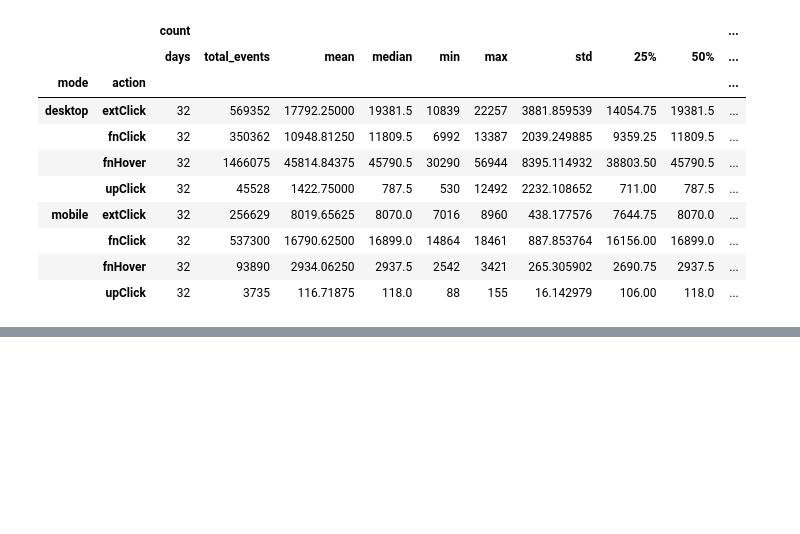
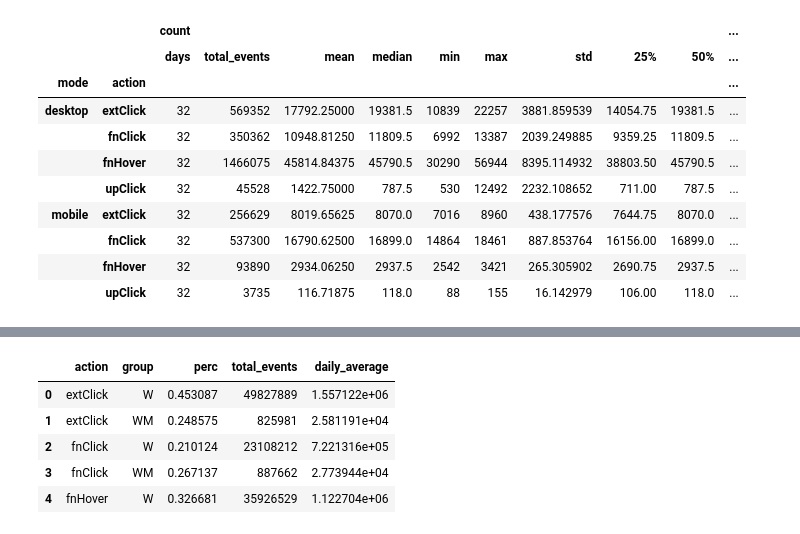
Before and after one commit to elifesciences-publications/wiki-citation-usage, a Jupyter notebook: notebooks/events--overview.ipynb, the cells around one changed output, grey strips where cells are left out. Saved outputs shown, nothing was run; the diff lists cells and outputs as text; code cells hidden in the pictures; blank space fills up the shorter version.

```diff
--- a/notebooks/events--overview.ipynb
+++ b/notebooks/events--overview.ipynb
@@ -286,0 +325,11 @@ events_pandas.groupby(['mode', 'action']).agg(
+# %%
+events_by_group = all_stats.groupby(["action", "group"]).agg("sum")[["perc", "total_events"]].reset_index()
+events_by_group["daily_average"] = events_by_group["total_events"]/32
+events_by_group.head()
+# %% [output]
+|  | action | group | perc | total_events | daily_average |
+| 0 | extClick | W | 0.453087 | 49827889 | 1.557122e+06 |
+| 1 | extClick | WM | 0.248575 | 825981 | 2.581191e+04 |
+| 2 | fnClick | W | 0.210124 | 23108212 | 7.221316e+05 |
+| 3 | fnClick | WM | 0.267137 | 887662 | 2.773944e+04 |
+| 4 | fnHover | W | 0.326681 | 35926529 | 1.122704e+06 |
```
Also changed, not shown: parts of 6 cells of this notebook, 3 other files.
